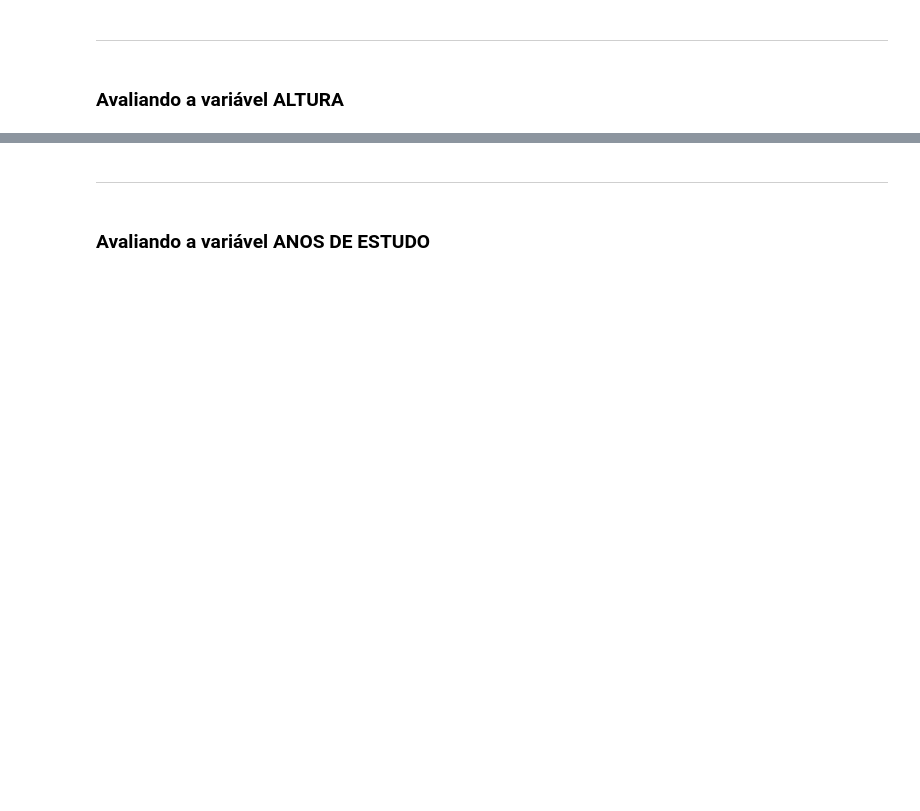
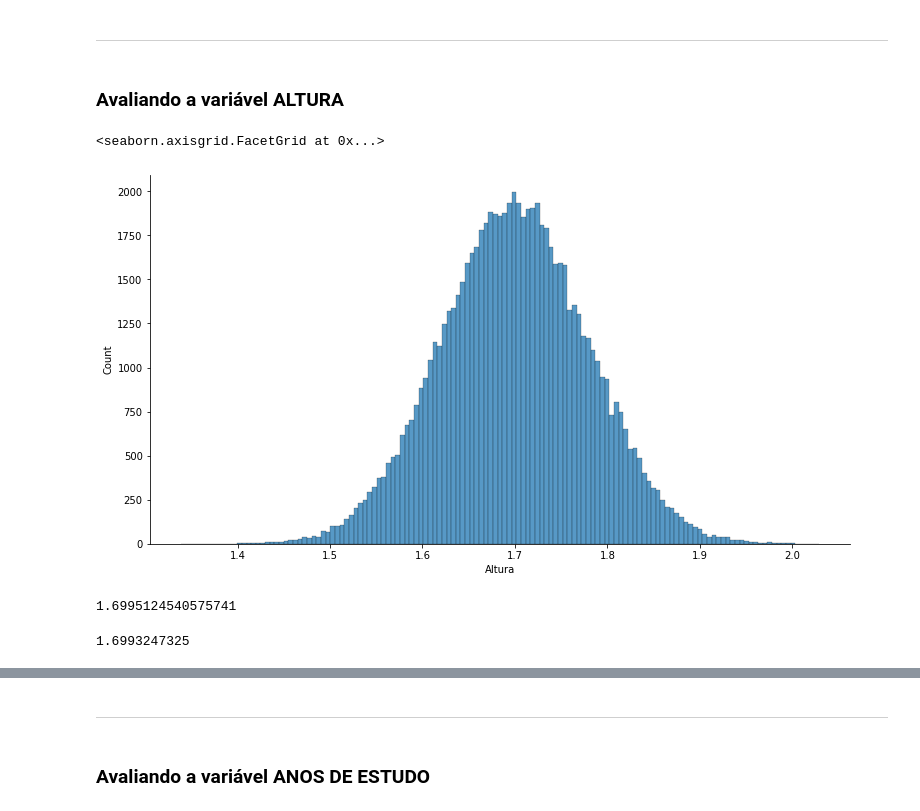
Before and after one commit to seifferth-lopes/Data-Science-Estat-stica_Python01, a Jupyter notebook: Curso_de_Estatística_Parte_1.ipynb, the cells around one changed output, grey strips where cells are left out. Saved outputs shown, nothing was run; the diff lists cells and outputs as text; code cells hidden in the pictures; blank space fills up the shorter version.

```diff
--- a/Curso_de_Estatística_Parte_1.ipynb
+++ b/Curso_de_Estatística_Parte_1.ipynb
@@ -803,3 +884,20 @@ Pode-se definir a moda como sendo o valor mais frequente de um conjunto de dados
 ***
 # %% [markdown]
 ### Avaliando a variável ALTURA
+# %%
+al = sns.displot(dados.Altura)
+al.figure.set_size_inches(12, 6)
+al
+# %% [output]
+<seaborn.axisgrid.FacetGrid at 0x...>
+[figure, added]
+# %%
+MediaA = dados.Altura.mean()
+MediaA
+# %% [output]
+1.6995124540575741
+# %%
+MedianaA = dados.Altura.median()
+MedianaA
+# %% [output]
+1.6993247325
```
Also changed, not shown: parts of 17 cells of this notebook.
